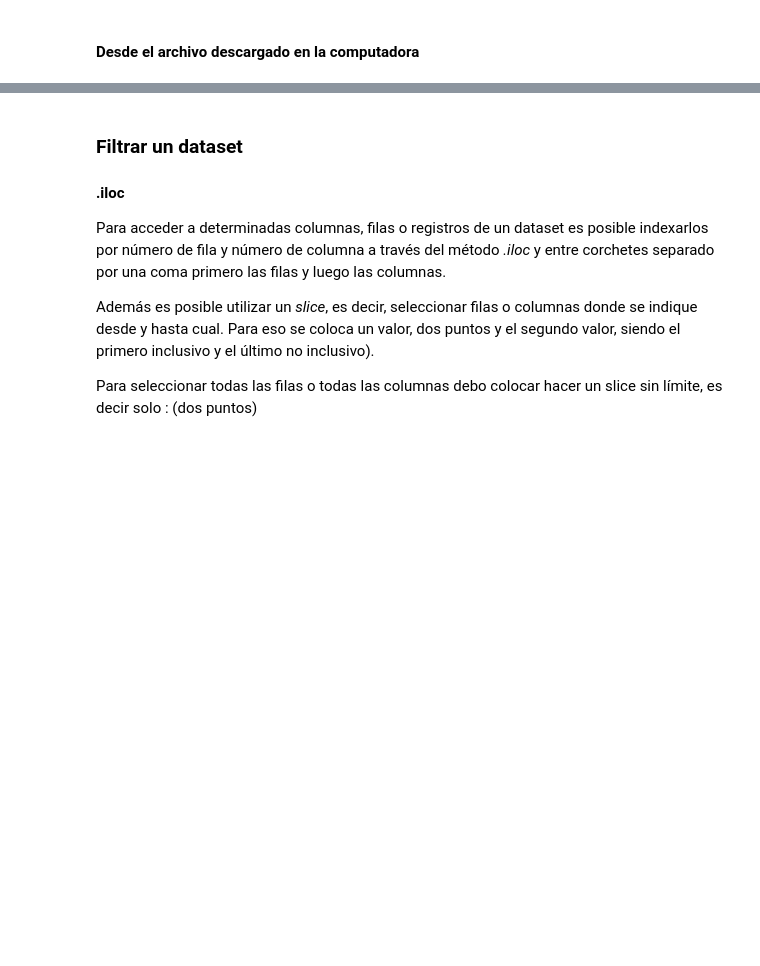
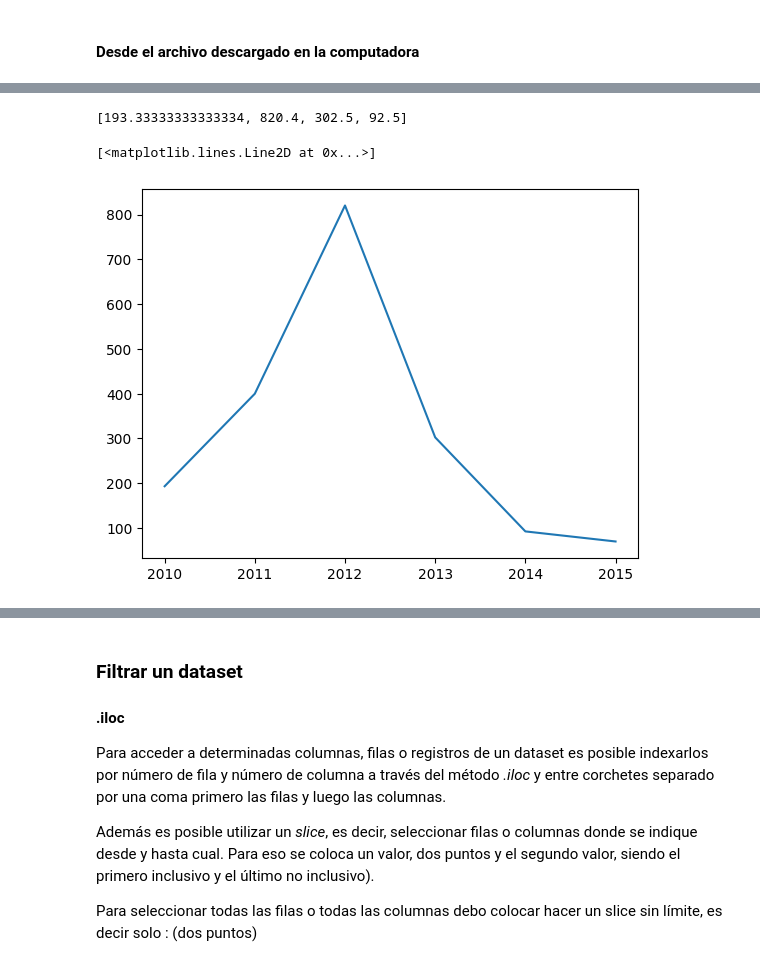
Before and after one commit to Osky205/cienciadedatos, a Jupyter notebook: m1/Encuentro 5/Pandas_ Filtrar y Visulizar.ipynb, the cells around one changed output, grey strips where cells are left out. Drawn from its saved outputs; the diff is of its cells as text; code cells hidden in the pictures; blank space fills up the shorter version.

```diff
--- a/m1/Encuentro 5/Pandas_ Filtrar y Visulizar.ipynb
+++ b/m1/Encuentro 5/Pandas_ Filtrar y Visulizar.ipynb
@@ -15,0 +41,4 @@ data.head(3)
+# %%
+data.groupby('encuentro_anio').encuentro_participantes.mean().tolist()
+# %% [output]
+[193.33333333333334, 820.4, 302.5, 92.5]
@@ -15,0 +47,9 @@ data.head(3)
+# %%
+promedio_participantes= [193.33333333333334, 400, 820.4, 302.5, 92.5,70]
+# %%
+años=[2010,2011,2012,2013,2014,2015]
+# %%
+plt.plot(años,promedio_participantes)
+# %% [output]
+[<matplotlib.lines.Line2D at 0x...>]
+[figure, added]
```
Also changed, not shown: parts of 13 cells of this notebook, 2 other files.
